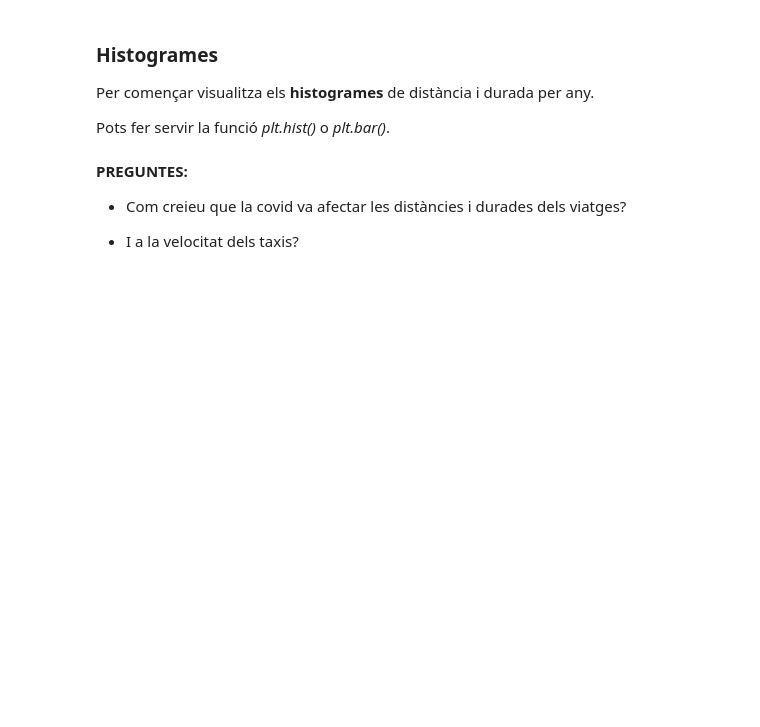
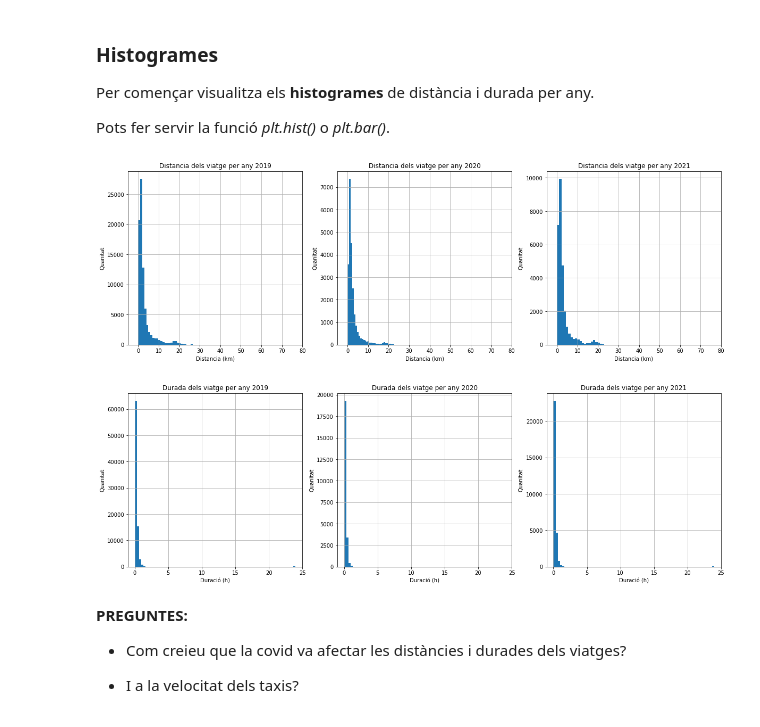
Before and after one commit to junjielyu13/Junior-Fall-Missions, a Jupyter notebook: TallerNousUsos/Practica/TNUI_P1/AssignmentCode-junjie.ipynb, the cells around one changed output. Cells and saved outputs as stored; diff of their text form; code cells hidden in the pictures; blank space fills up the shorter version.

```diff
--- a/TallerNousUsos/Practica/TNUI_P1/AssignmentCode-junjie.ipynb
+++ b/TallerNousUsos/Practica/TNUI_P1/AssignmentCode-junjie.ipynb
@@ -95,7 +95,8 @@ for year in tqdm(YEARS):
     if not os.path.exists(f'data/{year}'):
         os.makedirs(f'data/{year}', exist_ok=True)
         for month in tqdm(range(1, 13)):
-            urllib.request.urlretrieve(f'https://d37ci6vzurychx.cloudfront.net/trip-data/yellow_tripdata_{year}-{month:02d}.parquet', f'data/{year}/{month:02d}.parquet')
+            urllib.request.urlretrieve(
+                f'https://d37ci6vzurychx.cloudfront.net/trip-data/yellow_tripdata_{year}-{month:02d}.parquet', f'data/{year}/{month:02d}.parquet')
 # %% [markdown]
 ## 01. Neteja de dades
 
@@ -179,6 +199,19 @@ def post_processing(data):
 
     data['year'] = pd.DatetimeIndex(data['tpep_pickup_datetime']).year
 
+    data['pickup_hour'] = pd.DatetimeIndex(data['tpep_pickup_datetime']).hour
+    data['pickup_day'] = pd.DatetimeIndex(data['tpep_pickup_datetime']).dayofweek
+    data['pickup_week'] =  pd.Int64Index(pd.DatetimeIndex(data['tpep_dropoff_datetime']).isocalendar().week)
+    data['pickup_month'] = pd.DatetimeIndex(data['tpep_pickup_datetime']).month
+    data['pickup_dayofyear'] = pd.DatetimeIndex(data['tpep_pickup_datetime']).dayofyear
+
+    data['dropoff_hour'] = pd.DatetimeIndex(data['tpep_dropoff_datetime']).hour
+    data['dropoff_day'] = pd.DatetimeIndex(data['tpep_dropoff_datetime']).dayofweek
+    data['dropoff_week'] =  pd.Int64Index(pd.DatetimeIndex(data['tpep_dropoff_datetime']).isocalendar().week)
+    data['dropoff_month'] = pd.DatetimeIndex(data['tpep_dropoff_datetime']).month
+
+    data['trip_duration'] = (data['tpep_dropoff_datetime'] -  data['tpep_pickup_datetime']).astype('timedelta64[s]')/3600
+
     return data
 # %% [markdown]
 Crea un nou dataset que contingui tota la informació dels anys: 2019, 2020, 2021.
@@ -440,13 +424,23 @@ def visualize_histograms(df, column, title, xlabel, ylabel, xlim):
     Funció que crea un histograma a partir de la informació que conté la columna del dataframe
     """
 
-    # AQUÍ EL TEU CODI
+    fig, axs = plt.subplots(nrows=1, ncols=3, figsize=(20, 6))
+    for year in YEARS:
+        hitdata = df.loc[df['year'] == year, column]
+        hitdata.hist(bins=75, ax=axs[year-2019])
+        axs[year-2019].set_title(title + " " +str(year))
+        axs[year-2019].set_xlabel(xlabel)
+        axs[year-2019].set_ylabel(ylabel)
+        axs[year-2019].set_xlim(xlim)
+
+    plt.show()
 # %%
-visualize_histograms(df, 'trip_distance', title = 'Distancia dels viatge per any',
-                     xlabel = 'Distancia (km)', ylabel = 'Quanitat', xlim = (-5, 80))
+visualize_histograms(df, 'trip_distance', title='Distancia dels viatge per any', xlabel='Distancia (km)', ylabel='Quanitat', xlim=(-5, 80))
 
-visualize_histograms(df, 'trip_duration', title = 'Durada dels viatge per any',
-                     xlabel = 'Duració (h)', ylabel = 'Quanitat', xlim = (-1, 25) )
+visualize_histograms(df, 'trip_duration', title='Durada dels viatge per any', xlabel='Duració (h)', ylabel='Quanitat', xlim=(-1, 25))
+# %% [output]
+[figure, added]
+[figure, added]
 # %% [markdown]
 **PREGUNTES:**
 
```
Also changed, not shown: parts of 60 cells of this notebook.
